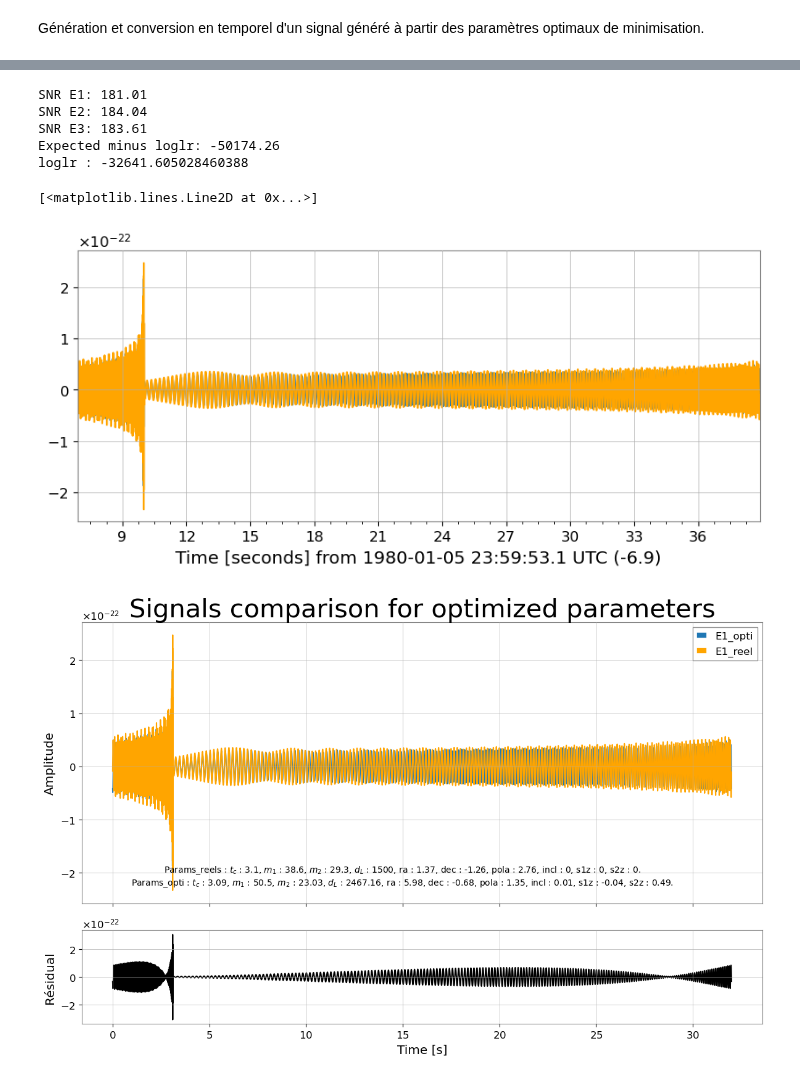
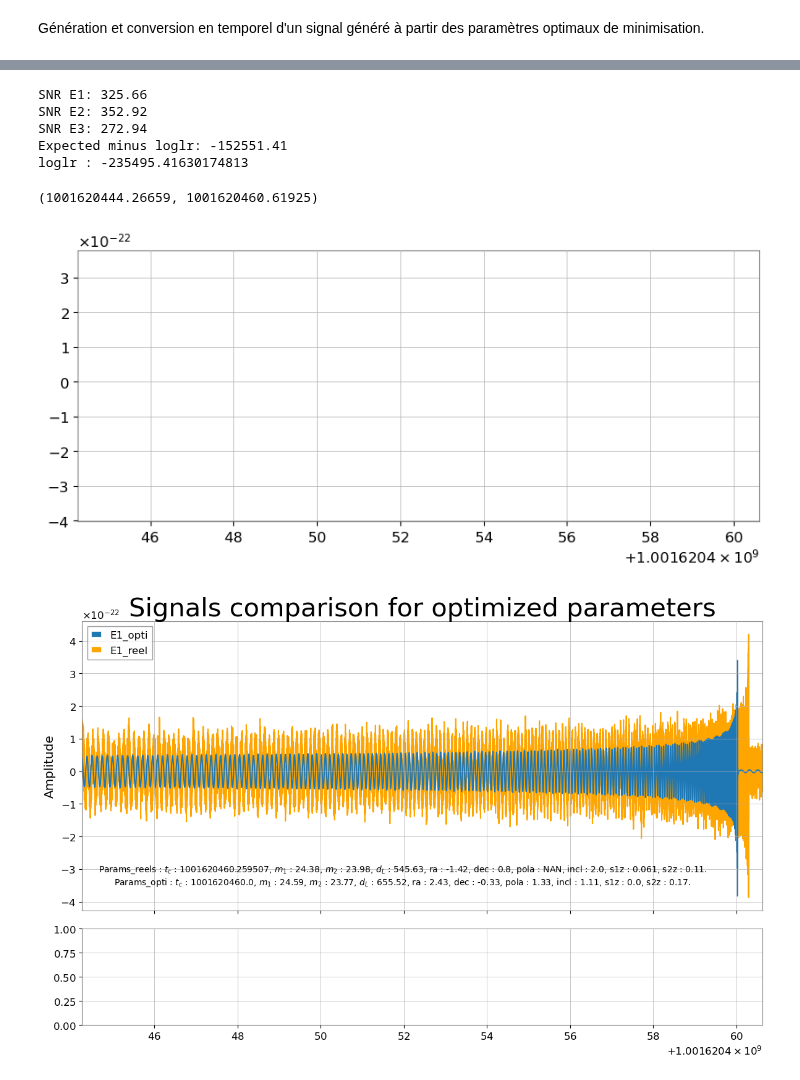
Before and after one commit to Glorieux-Victor/Internship_Victor_CBC_ET, a Jupyter notebook: signaux_comparaison.ipynb, the cells around one changed output, grey strips where cells are left out. Drawn from its saved outputs; the diff is of its cells as text; code cells hidden in the pictures.

```diff
--- a/signaux_comparaison.ipynb
+++ b/signaux_comparaison.ipynb
@@ -68,11 +149,14 @@ Génération et conversion en temporel d'un signal généré à partir des param
 # %%
 # Paramètres d'un signal de CBC (16 en tout)
-mchirp_true = 2.92471276e+01
-q_true = 2.19225229e+00
+mchirp_true = 2.10470526e+01
+q_true = 1.03421289e+00
 
-para_opti = [ 3.08704938e+00,  mass1_from_mchirp_q(mchirp_true, q_true),  mass2_from_mchirp_q(mchirp_true, q_true),
-               2.46716329e+03, 5.97866358e+00, -6.84245280e-01,  1.35467889e+00,  1.49791276e-02,
-             -4.25616392e-02,  4.94675954e-01]
+sample_rate = 2048
+fmin = 5
+
+para_opti = [ 1.00162046e+09,  mass1_from_mchirp_q(mchirp_true, q_true),  mass2_from_mchirp_q(mchirp_true, q_true),
+               6.55524744e+02, 2.42974525e+00, -3.29182818e-01,  1.33204702e+00,  1.10655718e+00,
+             1.81821699e-03,  1.67455630e-01]
 
 
 cbc_params_opti = {
@@ -101,48 +185,53 @@ TSE1_opti_time = signalGW_ET_opti['E1'].to_timeseries()
 
 fig, ax = plt.subplots(figsize=(10,4))
 ax.plot(TSE1_opti_time.get_sample_times(),TSE1_opti_time)
-ax.set_xscale('seconds', epoch=(para_reels[0]-10))
-ax.plot(TSE1_reel.get_sample_times(),TSE1_reel, label='E1', color='orange')
+#ax.set_xscale('seconds', epoch=(1001620399.26659))
+ax.set_xlim(1001620399.26659 + 45, 1001620463.11925 - 2.5)
+#ax.plot(TSE1_reel.get_sample_times(),TSE1_reel, label='E1', color='orange')
 # %% [output]
-SNR E1: 181.01
-SNR E2: 184.04
-SNR E3: 183.61
-Expected minus loglr: -50174.26
-loglr : -32641.605028460388
+SNR E1: 325.66
+SNR E2: 352.92
+SNR E3: 272.94
+Expected minus loglr: -152551.41
+loglr : -235495.41630174813
-[<matplotlib.lines.Line2D at 0x...>]
+(1001620444.26659, 1001620460.61925)
-[figure, old version]
+[figure, new version]
 # %%
 # Calcul de la différence
-residual = TSE1_opti - TSE1_reel
+#residual = reconstructed_signal_tdomain['E1'] - trunc_data['E1']
 
-para_opti = [0, 3.08704938e+00,  mass1_from_mchirp_q(mchirp_true, q_true),  mass2_from_mchirp_q(mchirp_true, q_true),
-               2.46716329e+03, 5.97866358e+00, -6.84245280e-01,  1.35467889e+00,  1.49791276e-02,
-             -4.25616392e-02,  4.94675954e-01]
+para_opti = [0, 1.00162046e+09,  mass1_from_mchirp_q(mchirp_true, q_true),  mass2_from_mchirp_q(mchirp_true, q_true),
+               6.55524744e+02, 2.42974525e+00, -3.29182818e-01,  1.33204702e+00,  1.10655718e+00,
+             1.81821699e-03,  1.67455630e-01]
+#24.386689 23.987984 0.0756 -0.023644 0.037543 0.061211 0.1384 -0.080838 0.007908 0.112059 0 0 0.1137 545.6354 -1.418225 0.795954 1.295625 2.002555 2.949147 587.553918 653.770127 3
+para_reels = [1.001620460259506941e+09, 24.38, 23.98, 545.63, -1.42, 0.80, 'NAN', 2.00, 0.061,0.11]
 
 # Création des subplots : 2 lignes, 1 colonne, partagent l'axe X
 fig, (ax1, ax2) = plt.subplots(2, 1, figsize=(12, 8), sharex=True, gridspec_kw={'height_ratios': [3, 1]})
 
 # Tracer les deux signaux dans le premier axe
-ax1.plot(TSE1_opti_time.get_sample_times(),TSE1_opti_time,label='E1_opti')
-ax1.plot(TSE1_reel.get_sample_times(),TSE1_reel, color='orange',label='E1_reel')
+ax1.plot(reconstructed_signal_tdomain['E1'].get_sample_times(),reconstructed_signal_tdomain['E1'],label='E1_opti', zorder = 2)
+ax1.set_xlim(1001620399.26659 + 45, 1001620463.11925 - 2.5)
+ax.set_xscale('seconds', epoch=(1001620399.26659 + 45))
+ax1.plot(data['E1'].times,data['E1'], color='orange',label='E1_reel',zorder = 1)
 ax1.set_title('Signals comparison for optimized parameters', fontsize = 30)
 ax1.set_ylabel('Amplitude')
 ax1.text(0.6, 0.8, r'Params_opti : $t_c$ : {}, $m_1$ : {}, $m_2$ : {}, $d_L$ : {}, ra : {}, dec : {}, pola : {}, incl : {}, s1z : {}, s2z : {}.'.format(round(para_opti[1],2),
      round(para_opti[2],2), round(para_opti[3],2), round(para_opti[4],2), round(para_opti[5],2),round(para_opti[6],2), round(para_opti[7],2),round(para_opti[8],2),
      round(para_opti[9],2),round(para_opti[10],2)), horizontalalignment='center',
      verticalalignment='center', transform=ax.transAxes,fontsize=10)
 ax1.text(0.6, 0.87, r'Params_reels : $t_c$ : {}, $m_1$ : {}, $m_2$ : {}, $d_L$ : {}, ra : {}, dec : {}, pola : {}, incl : {}, s1z : {}, s2z : {}.'.format(para_reels[0],
-     para_reels[1], para_reels[2], para_reels[3], para_reels[4], para_reels[5], para_reels[6], para_reels[7], para_reels[8], para_reels[9]), horizontalalignment='center',
-     verticalalignment='center', transform=ax.transAxes,fontsize=10)
+      para_reels[1], para_reels[2], para_reels[3], para_reels[4], para_reels[5], para_reels[6], para_reels[7], para_reels[8], para_reels[9]), horizontalalignment='center',
+      verticalalignment='center', transform=ax.transAxes,fontsize=10)
 ax1.legend()
 
 # Tracer la différence dans le second axe
-ax2.plot(residual.get_sample_times(), residual, color='black')
-ax2.set_ylabel('Résidual')
-ax2.set_xlabel('Time [s]')
+# ax2.plot(residual.get_sample_times(), residual, color='black')
+# ax2.set_ylabel('Résidual')
+# ax2.set_xlabel('Time [s]')
 
 
 plt.tight_layout()
 plt.savefig("Full_loc_minim_L1_Comparaison_signal")
 # %% [output]
-[figure, old version]
+[figure, new version]
```
Also changed, not shown: parts of 5 cells of this notebook, 5 other files.
